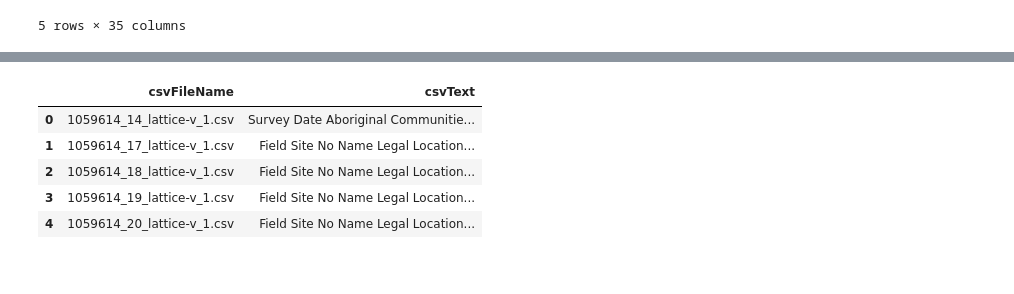
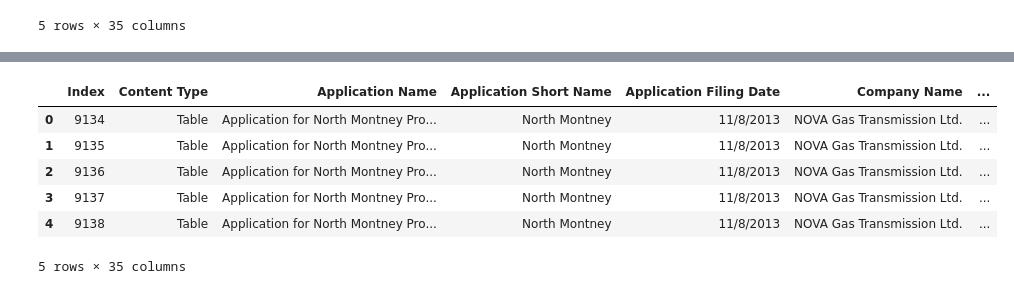
Before and after one commit to CER-REC/esa-data-bank_banque-donnees-ees, a Jupyter notebook: Codes/Section_05_VEC_Labeling_for_Tables/01_creating_index_file_with_vecs_vscs.ipynb, the cells around one changed output, grey strips where cells are left out. Drawn from its saved outputs; the diff is of its cells as text; code cells hidden in the pictures.

Commit message:
Created new index files for labeling.

```diff
--- a/Codes/Section_05_VEC_Labeling_for_Tables/01_creating_index_file_with_vecs_vscs.ipynb
+++ b/Codes/Section_05_VEC_Labeling_for_Tables/01_creating_index_file_with_vecs_vscs.ipynb
@@ -79,18 +100,4 @@ df_joined.iloc[0].csvText
 # %%
 df_joined.to_csv('./data/esa_index_with_table_text_no_labels.csv')
 # %%
-df_joined = pd.read_csv('./data/esa_index_with_table_text_no_labels.csv')
+df_joined = pd.read_csv('./data/esa_index_with_table_text_no_labels.csv', index_col=0)
-# %%
-for row in df.itertuples(index=True):
-    tokenized_table_text = word_tokenize(df['csvText'][row.Index])
-    if len(tokenized_table_text) > 256:
-        df['csvText'][row.Index] = TreebankWordDetokenizer().detokenize(tokenized_table_text[0:256])
-
-df.head()
-# %% [output]
-|  | csvFileName | csvText |
-| 0 | 1059614_14_lattice-v_1.csv | Survey Date Aboriginal Communitie... |
-| 1 | 1059614_17_lattice-v_1.csv | Field Site No Name Legal Location... |
-| 2 | 1059614_18_lattice-v_1.csv | Field Site No Name Legal Location... |
-| 3 | 1059614_19_lattice-v_1.csv | Field Site No Name Legal Location... |
-| 4 | 1059614_20_lattice-v_1.csv | Field Site No Name Legal Location... |
@@ -102,0 +104,10 @@ df_joined.to_csv('./data/esa_index_with_table_text_no_labels_256_max_tokens.csv'
+# %%
+df_joined.head()
+# %% [output]
+|  | Index | Content Type | Application Name | Application Short Name | Application Filing Date | Company Name | ... |
+| 0 | 9134 | Table | Application for North Montney Pro... | North Montney | 11/8/2013 | NOVA Gas Transmission Ltd. | ... |
+| 1 | 9135 | Table | Application for North Montney Pro... | North Montney | 11/8/2013 | NOVA Gas Transmission Ltd. | ... |
+| 2 | 9136 | Table | Application for North Montney Pro... | North Montney | 11/8/2013 | NOVA Gas Transmission Ltd. | ... |
+| 3 | 9137 | Table | Application for North Montney Pro... | North Montney | 11/8/2013 | NOVA Gas Transmission Ltd. | ... |
+| 4 | 9138 | Table | Application for North Montney Pro... | North Montney | 11/8/2013 | NOVA Gas Transmission Ltd. | ... |
+5 rows × 35 columns
```
Also changed, not shown: parts of 20 cells of this notebook, 1 other file.
